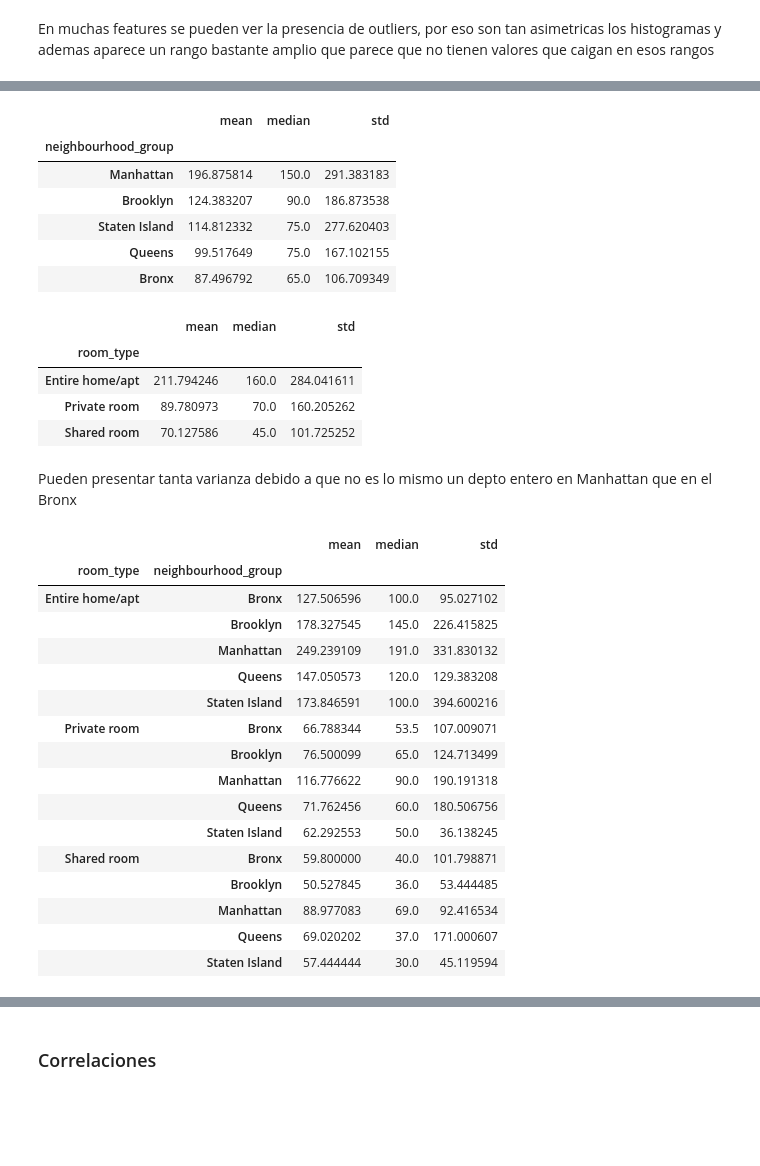
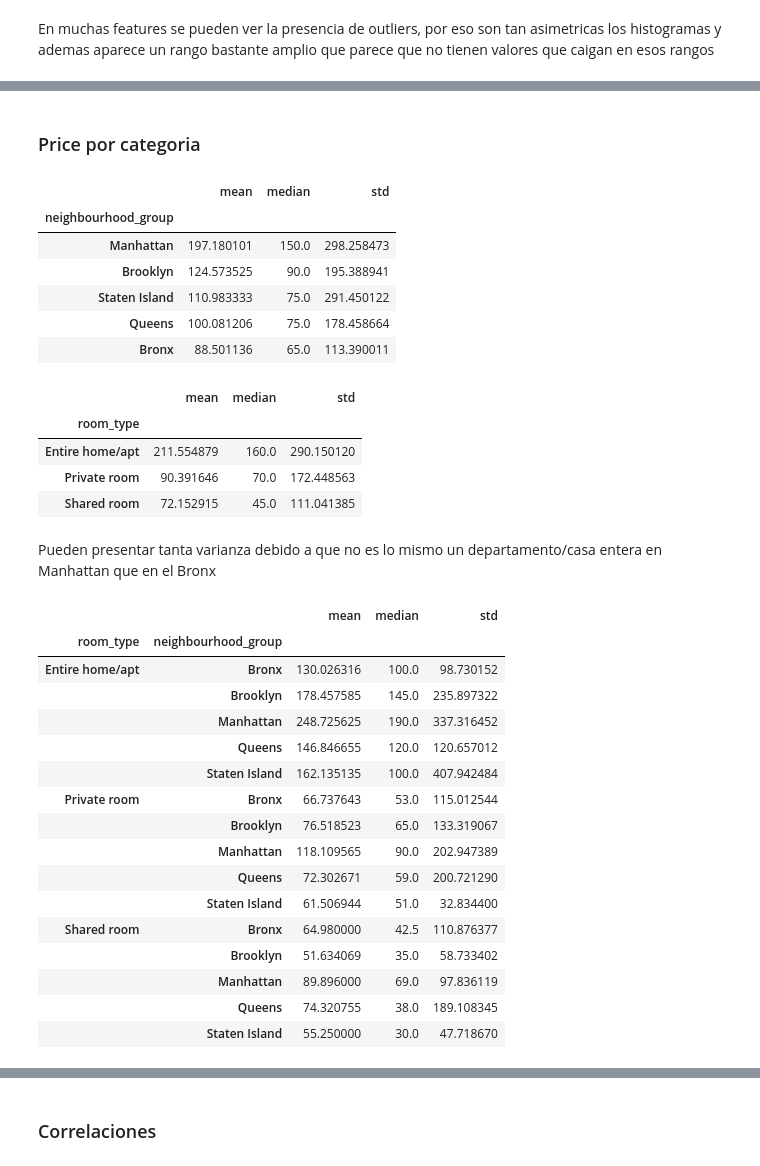
Before and after one commit to N-nicolas/Ejercicios_HOML_PSDS, a Jupyter notebook: notebooks/Proyect1.ipynb, the cells around one changed output, grey strips where cells are left out. Saved outputs shown, nothing was run; the diff lists cells and outputs as text; code cells hidden in the pictures; blank space fills up the shorter version.

```diff
--- a/notebooks/Proyect1.ipynb
+++ b/notebooks/Proyect1.ipynb
@@ -45,0 +108,3 @@ memory usage: 6.0 MB
+# %%
+df_clean = df[df['price'] > 0]
+df_clean.shape
@@ -45,0 +133,10 @@ memory usage: 6.0 MB
+# %%
+# df['price_cat'] = pd.qcut(df['price'], q=5, labels=[1, 2, 3, 4, 5]) # queda la data perfectamente distribuida. Es menos interpretable igualmente
+
+df_clean['price_cat'] = pd.cut(
+    df_clean['price'],
+    bins=[0, 60, 100, 150, 250, np.inf],
+    labels=[1, 2, 3, 4, 5],
+)
+
+df_clean['price_cat'].value_counts().sort_index()
@@ -45,0 +153,6 @@ memory usage: 6.0 MB
+# %%
+train_set, test_set = train_test_split(
+    df_clean, test_size=0.2, stratify=df_clean['price_cat'], random_state=42
+)
+
+train_set.shape, test_set.shape
@@ -107,43 +264,45 @@ Name: count, dtype: int64
+# %% [markdown]
+### Price por categoria
 # %%
-df.groupby(by='neighbourhood_group')['price'].agg(['mean', 'median', 'std']).sort_values('mean', ascending=False)
+deptos.groupby(by='neighbourhood_group')['price'].agg(['mean', 'median', 'std']).sort_values('mean', ascending=False)
 # %% [output]
 |  | mean | median | std |
 | neighbourhood_group |  |  |  |
-| Manhattan | 196.875814 | 150.0 | 291.383183 |
-| Brooklyn | 124.383207 | 90.0 | 186.873538 |
-| Staten Island | 114.812332 | 75.0 | 277.620403 |
-| Queens | 99.517649 | 75.0 | 167.102155 |
-| Bronx | 87.496792 | 65.0 | 106.709349 |
+| Manhattan | 197.180101 | 150.0 | 298.258473 |
+| Brooklyn | 124.573525 | 90.0 | 195.388941 |
+| Staten Island | 110.983333 | 75.0 | 291.450122 |
+| Queens | 100.081206 | 75.0 | 178.458664 |
+| Bronx | 88.501136 | 65.0 | 113.390011 |
 # %%
-df.groupby(by='room_type')['price'].agg(['mean', 'median', 'std']).sort_values('mean', ascending=False)
+deptos.groupby(by='room_type')['price'].agg(['mean', 'median', 'std']).sort_values('mean', ascending=False)
 # %% [output]
 |  | mean | median | std |
 | room_type |  |  |  |
-| Entire home/apt | 211.794246 | 160.0 | 284.041611 |
-| Private room | 89.780973 | 70.0 | 160.205262 |
-| Shared room | 70.127586 | 45.0 | 101.725252 |
+| Entire home/apt | 211.554879 | 160.0 | 290.150120 |
+| Private room | 90.391646 | 70.0 | 172.448563 |
+| Shared room | 72.152915 | 45.0 | 111.041385 |
 # %% [markdown]
-Pueden presentar tanta varianza debido a que no es lo mismo un depto entero en Manhattan que en el Bronx
+Pueden presentar tanta varianza debido a que no es lo mismo un departamento/casa entera en Manhattan que en el Bronx
 # %%
-df.groupby(['room_type', 'neighbourhood_group'])['price'].agg(['mean', 'median', 'std'])
+deptos.groupby(['room_type', 'neighbourhood_group'])['price'].agg(['mean', 'median', 'std'])
 # %% [output]
 |  |  | mean | median | std |
 | room_type | neighbourhood_group |  |  |  |
-| Entire home/apt | Bronx | 127.506596 | 100.0 | 95.027102 |
-|  | Brooklyn | 178.327545 | 145.0 | 226.415825 |
-|  | Manhattan | 249.239109 | 191.0 | 331.830132 |
-|  | Queens | 147.050573 | 120.0 | 129.383208 |
-|  | Staten Island | 173.846591 | 100.0 | 394.600216 |
-| Private room | Bronx | 66.788344 | 53.5 | 107.009071 |
-|  | Brooklyn | 76.500099 | 65.0 | 124.713499 |
-|  | Manhattan | 116.776622 | 90.0 | 190.191318 |
-|  | Queens | 71.762456 | 60.0 | 180.506756 |
-|  | Staten Island | 62.292553 | 50.0 | 36.138245 |
-| Shared room | Bronx | 59.800000 | 40.0 | 101.798871 |
-|  | Brooklyn | 50.527845 | 36.0 | 53.444485 |
-|  | Manhattan | 88.977083 | 69.0 | 92.416534 |
-|  | Queens | 69.020202 | 37.0 | 171.000607 |
-|  | Staten Island | 57.444444 | 30.0 | 45.119594 |
+| Entire home/apt | Bronx | 130.026316 | 100.0 | 98.730152 |
+|  | Brooklyn | 178.457585 | 145.0 | 235.897322 |
+|  | Manhattan | 248.725625 | 190.0 | 337.316452 |
+|  | Queens | 146.846655 | 120.0 | 120.657012 |
+|  | Staten Island | 162.135135 | 100.0 | 407.942484 |
+| Private room | Bronx | 66.737643 | 53.0 | 115.012544 |
+|  | Brooklyn | 76.518523 | 65.0 | 133.319067 |
+|  | Manhattan | 118.109565 | 90.0 | 202.947389 |
+|  | Queens | 72.302671 | 59.0 | 200.721290 |
+|  | Staten Island | 61.506944 | 51.0 | 32.834400 |
+| Shared room | Bronx | 64.980000 | 42.5 | 110.876377 |
+|  | Brooklyn | 51.634069 | 35.0 | 58.733402 |
+|  | Manhattan | 89.896000 | 69.0 | 97.836119 |
+|  | Queens | 74.320755 | 38.0 | 189.108345 |
+|  | Staten Island | 55.250000 | 30.0 | 47.718670 |
 # %%
 pivot = deptos.pivot_table(values='price', index='neighbourhood_group', columns='room_type', aggfunc=['mean', 'median', 'std'])
 
```
Also changed, not shown: parts of 108 cells of this notebook.
